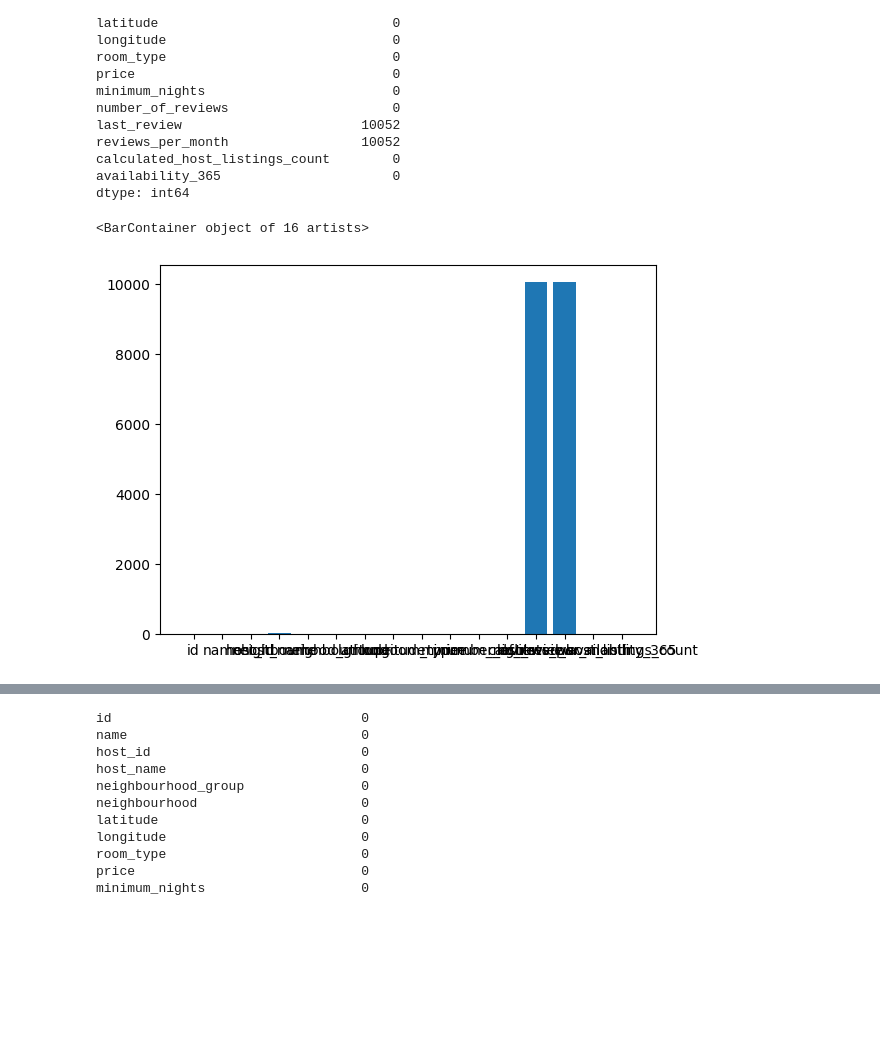
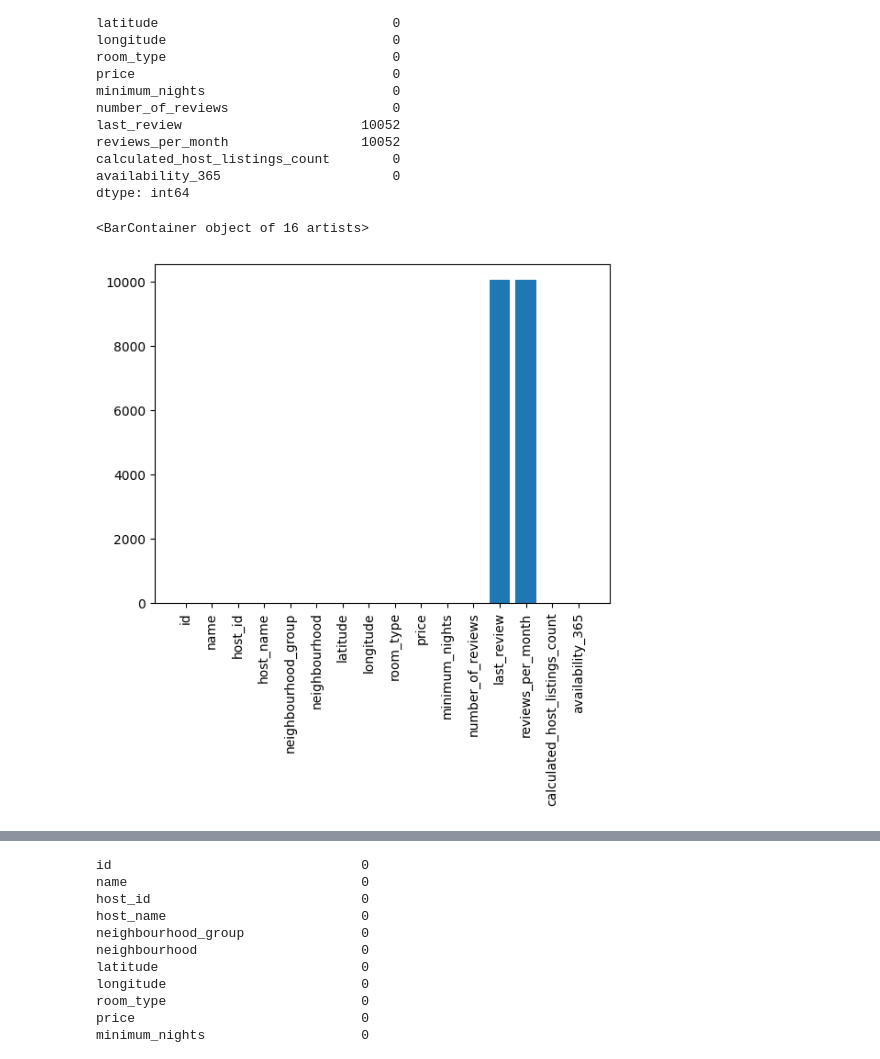
Before and after one commit to Kedar-P-Deshmukh/AirBnb_Booking_EDA_Project, a Jupyter notebook: AirBnb_EDA_Project_By_KedarDeshmukh.ipynb, the cells around one changed output, grey strips where cells are left out. Saved outputs shown, nothing was run; the diff lists cells and outputs as text; code cells hidden in the pictures; blank space fills up the shorter version.

```diff
--- a/AirBnb_EDA_Project_By_KedarDeshmukh.ipynb
+++ b/AirBnb_EDA_Project_By_KedarDeshmukh.ipynb
@@ -168,7 +177,8 @@ availability_365                      0
 dtype: int64
 # %%
 # Visualizing the missing values
+plt.xticks(rotation = 90)
 plt.bar(read_airbnb_data.isnull().sum().index,read_airbnb_data.isnull().sum().values)
 # %% [output]
 <BarContainer object of 16 artists>
-[figure, old version]
+[figure, new version]
```
Also changed, not shown: parts of 237 cells of this notebook.
